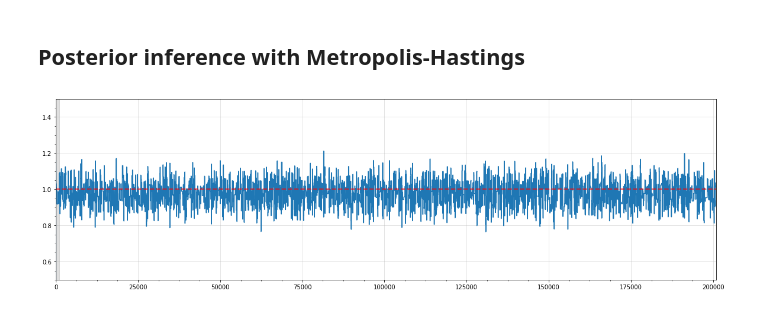
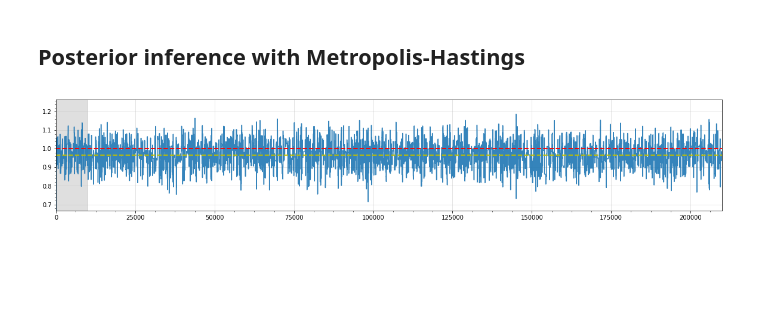
Before and after one commit to montefiore-institute/hypothesis, a Jupyter notebook: examples/metropolis-hastings.ipynb, the cells around one changed output. Drawn from its saved outputs; the diff is of its cells as text; code cells hidden in the pictures; blank space fills up the shorter version.

Commit message:
Modify plots API

```diff
--- a/examples/metropolis-hastings.ipynb
+++ b/examples/metropolis-hastings.ipynb
@@ -44,15 +43,20 @@ result = sampler.infer(
     observations,
     theta_0=theta_0,
     samples=200000,
-    burnin_steps=1000)
+    burnin_steps=10000)
 # %%
-from hypothesis.visualization.mcmc import traceplot
-from hypothesis.visualization.mcmc import autocorrelation
+from hypothesis.visualization.mcmc import plot_trace
+from hypothesis.visualization.mcmc import plot_autocorrelation
+
+figure_height = 20
+figure_width = 20
 # %%
-fig, axes = traceplot(result, truth=theta_true, aspect=4, show_burnin=True)
-fig.set_figheight(20)
-fig.set_figwidth(20)
-plt.ylim([.5, 1.5])
+fig, axes = plot_trace(result, truth=theta_true, aspect=4, show_burnin=True, show_mean=True)
+fig.set_figheight(figure_height)
+fig.set_figwidth(figure_width)
+mean = result.chain_mean()
+offset = .3
+plt.ylim([mean - offset, mean + offset])
 plt.show()
 # %% [output]
-[figure, old version]
+[figure, new version]
```
Also changed, not shown: parts of 2 cells of this notebook, 2 other files.
